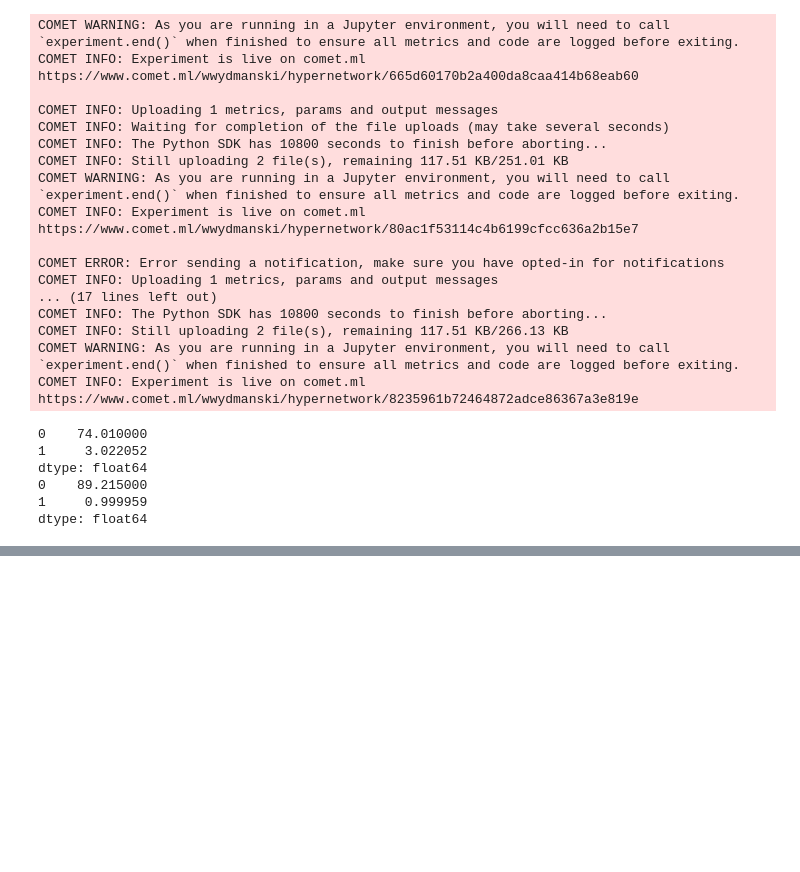
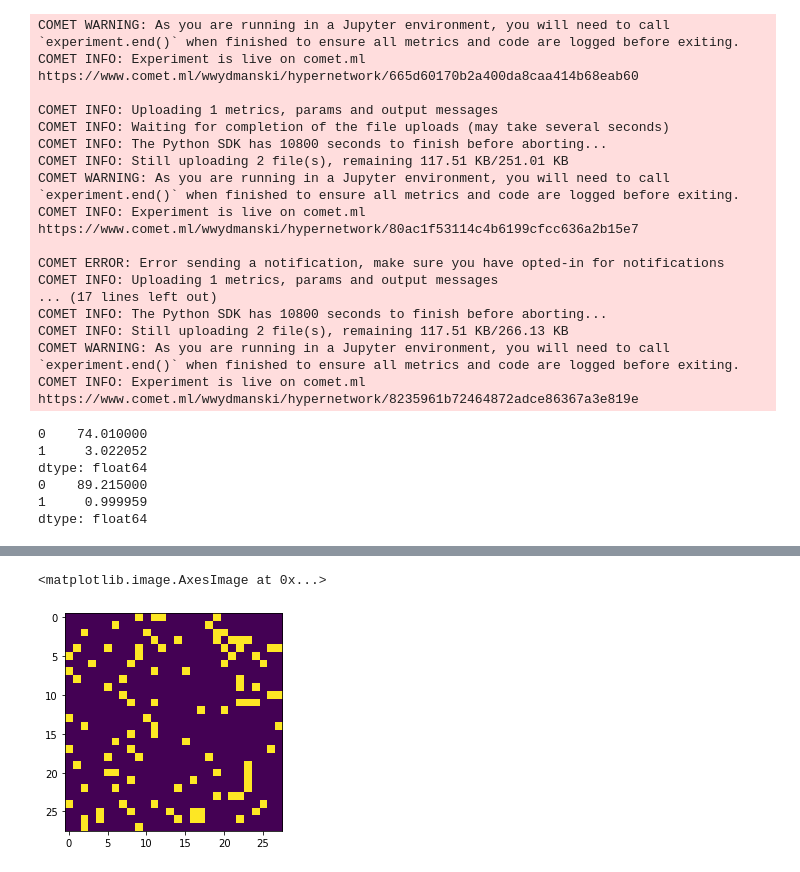
Before and after one commit to wwydmanski/hypernet-cnn, a Jupyter notebook: hypernet_training.ipynb, the cells around one changed output, grey strips where cells are left out. Saved outputs shown, nothing was run; the diff lists cells and outputs as text; code cells hidden in the pictures; blank space fills up the shorter version.

```diff
--- a/hypernet_training.ipynb
+++ b/hypernet_training.ipynb
@@ -1422,0 +1370,5 @@ plt.savefig("scores.pdf")
+# %%
+plt.imshow(masks[0].reshape(28, 28).cpu().detach())
+# %% [output]
+<matplotlib.image.AxesImage at 0x...>
+[figure, added]
```
Also changed, not shown: parts of 35 cells of this notebook.
